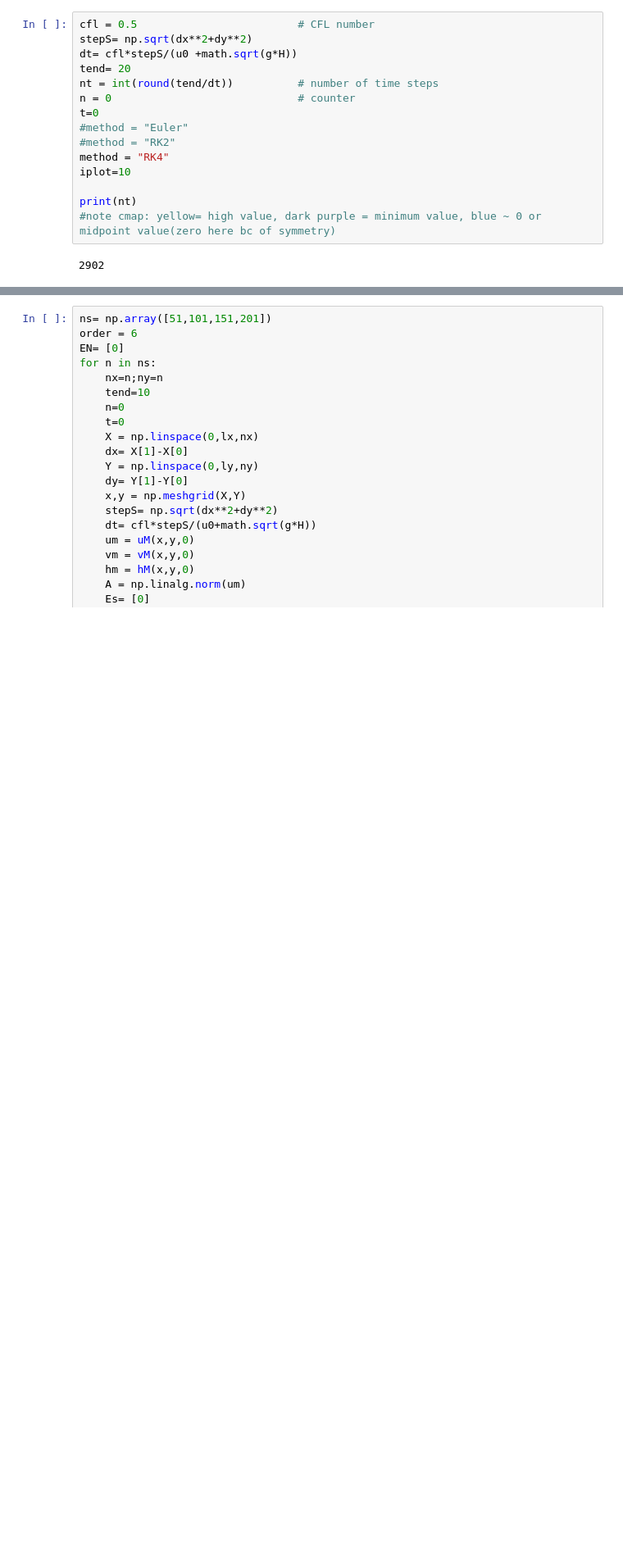
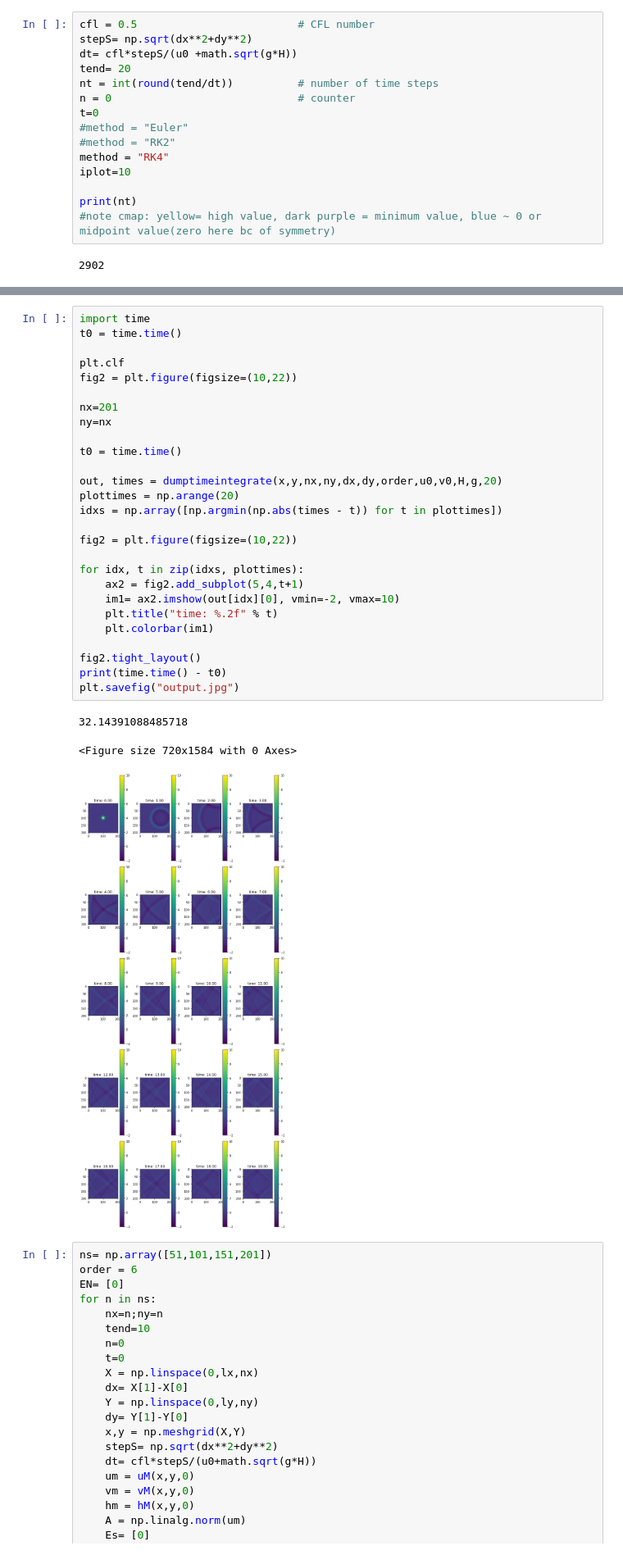
Before and after one commit to AC210/SWE2D, a Jupyter notebook: SWE 2D.ipynb, the cells around one changed output, grey strips where cells are left out. Shown at 82% size. Cells and saved outputs as stored; diff of their text form; blank space fills up the shorter version.

```diff
--- a/SWE 2D.ipynb
+++ b/SWE 2D.ipynb
@@ -527,3 +603,34 @@ plt.savefig("output.jpg")
+# %%
+import time
+t0 = time.time()
+
+plt.clf
+fig2 = plt.figure(figsize=(10,22))
+
+nx=201
+ny=nx
+
+t0 = time.time()
+
+out, times = dumptimeintegrate(x,y,nx,ny,dx,dy,order,u0,v0,H,g,20)
+plottimes = np.arange(20)
+idxs = np.array([np.argmin(np.abs(times - t)) for t in plottimes])
+
+fig2 = plt.figure(figsize=(10,22))
+
+for idx, t in zip(idxs, plottimes):
+    ax2 = fig2.add_subplot(5,4,t+1)
+    im1= ax2.imshow(out[idx][0], vmin=-2, vmax=10)
+    plt.title("time: %.2f" % t)
+    plt.colorbar(im1)
+
+fig2.tight_layout()
+print(time.time() - t0)
+plt.savefig("output.jpg")
+# %% [output]
+32.14391088485718
+<Figure size 720x1584 with 0 Axes>
+[figure, added]
 # %%
 ns= np.array([51,101,151,201])
 order = 6
```
Also changed, not shown: parts of 8 cells of this notebook, 1 other file.
